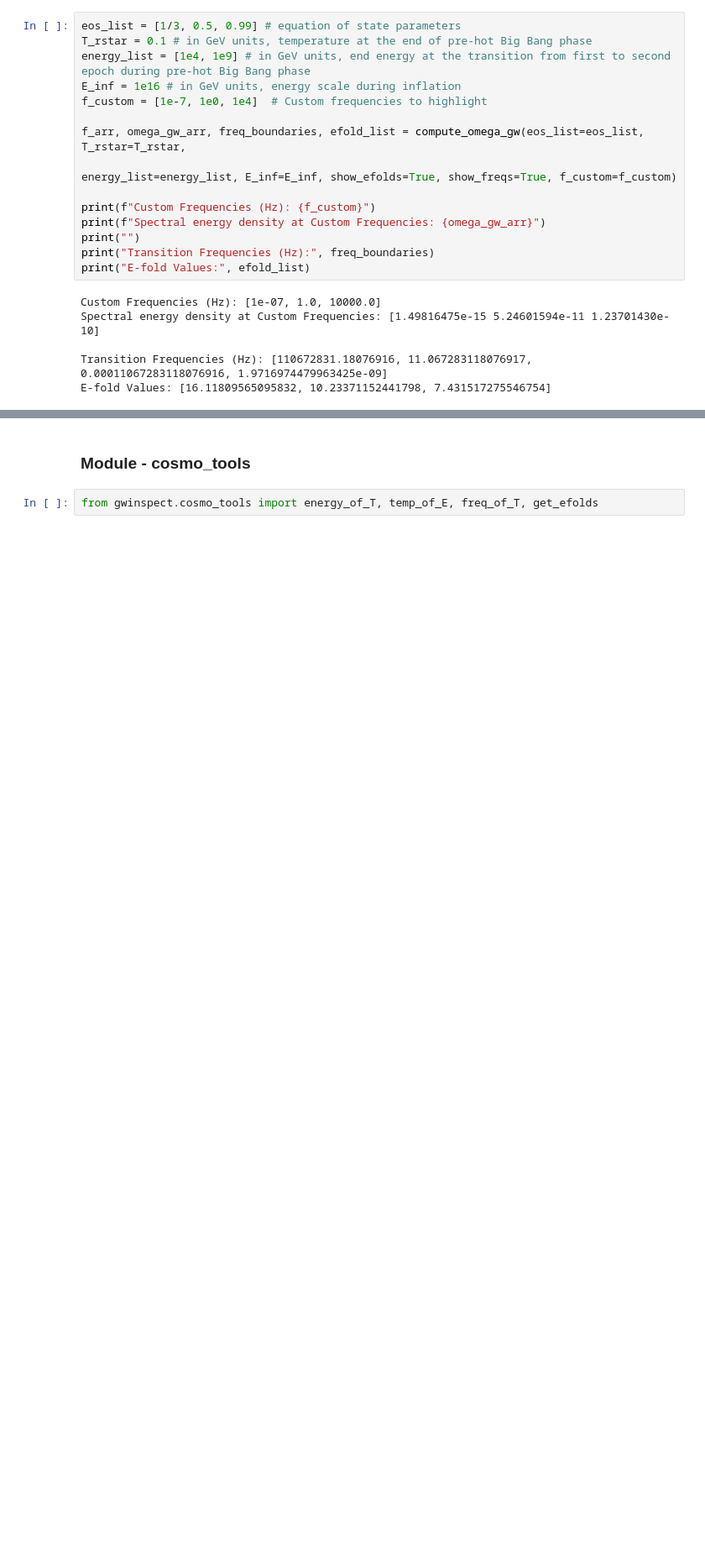
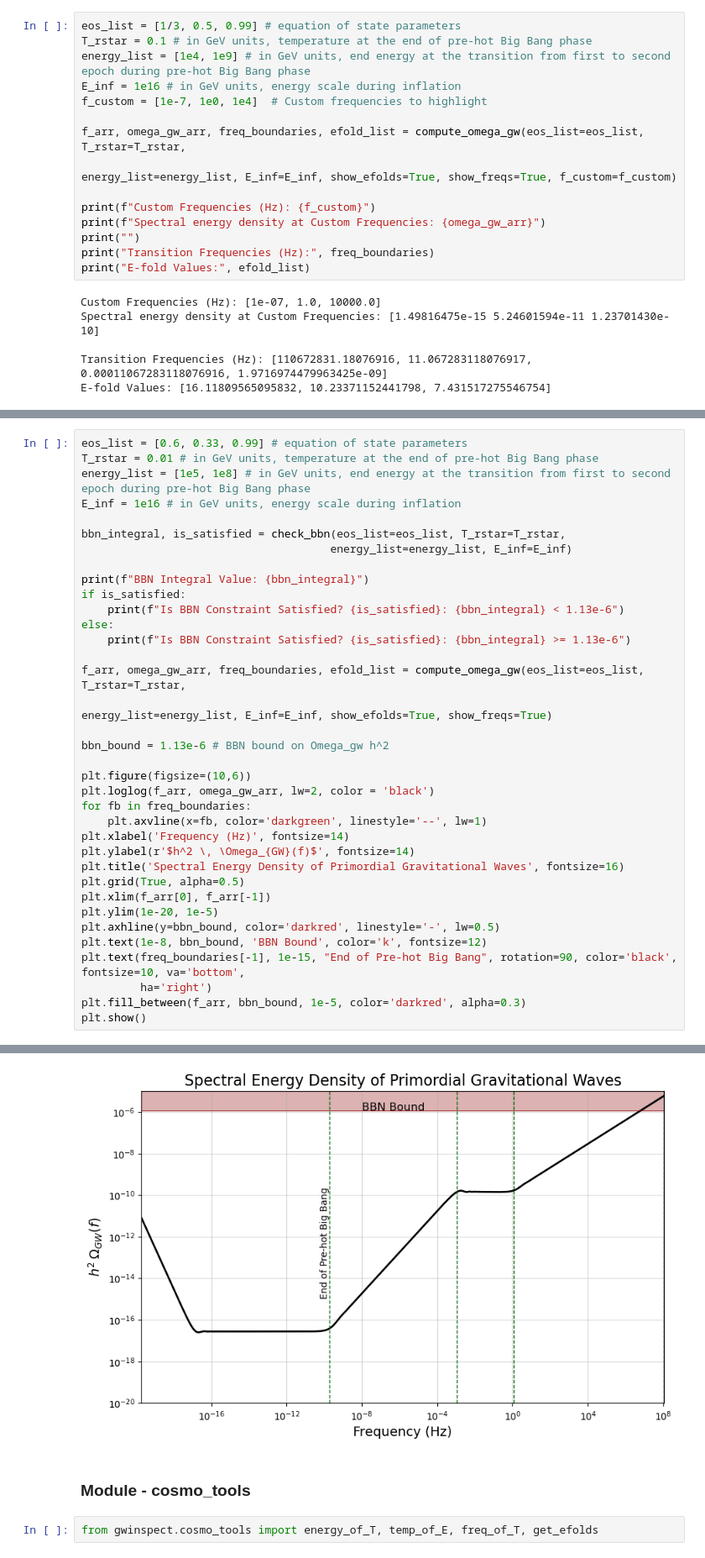
Before and after one commit to athul104/GWInSpect, a Jupyter notebook: examples/demo.ipynb, the cells around one changed output, grey strips where cells are left out. Shown: that part at 84% size. Drawn from its saved outputs; the diff is of its cells as text; blank space fills up the shorter version.

Commit message:
added constraints

```diff
--- a/examples/demo.ipynb
+++ b/examples/demo.ipynb
@@ -172,0 +211,37 @@ E-fold Values: [16.11809565095832, 10.23371152441798, 7.431517275546754]
+# %%
+eos_list = [0.6, 0.33, 0.99] # equation of state parameters
+T_rstar = 0.01 # in GeV units, temperature at the end of pre-hot Big Bang phase
+energy_list = [1e5, 1e8] # in GeV units, end energy at the transition from first to second epoch during pre-hot Big Bang phase
+E_inf = 1e16 # in GeV units, energy scale during inflation
+
+bbn_integral, is_satisfied = check_bbn(eos_list=eos_list, T_rstar=T_rstar,
+                                      energy_list=energy_list, E_inf=E_inf)
+
+print(f"BBN Integral Value: {bbn_integral}")
+if is_satisfied:
+    print(f"Is BBN Constraint Satisfied? {is_satisfied}: {bbn_integral} < 1.13e-6")
+else:
+    print(f"Is BBN Constraint Satisfied? {is_satisfied}: {bbn_integral} >= 1.13e-6")
+
+f_arr, omega_gw_arr, freq_boundaries, efold_list = compute_omega_gw(eos_list=eos_list, T_rstar=T_rstar,
+                                                                       energy_list=energy_list, E_inf=E_inf, show_efolds=True, show_freqs=True)
+
+bbn_bound = 1.13e-6 # BBN bound on Omega_gw h^2
+
+plt.figure(figsize=(10,6))
+plt.loglog(f_arr, omega_gw_arr, lw=2, color = 'black')
+for fb in freq_boundaries:
+    plt.axvline(x=fb, color='darkgreen', linestyle='--', lw=1)
+plt.xlabel('Frequency (Hz)', fontsize=14)
+plt.ylabel(r'$h^2 \, \Omega_{GW}(f)$', fontsize=14)
+plt.title('Spectral Energy Density of Primordial Gravitational Waves', fontsize=16)
+plt.grid(True, alpha=0.5)
+plt.xlim(f_arr[0], f_arr[-1])
+plt.ylim(1e-20, 1e-5)
+plt.axhline(y=bbn_bound, color='darkred', linestyle='-', lw=0.5)
+plt.text(1e-8, bbn_bound, 'BBN Bound', color='k', fontsize=12)
+plt.text(freq_boundaries[-1], 1e-15, "End of Pre-hot Big Bang", rotation=90, color='black', fontsize=10, va='bottom',
+         ha='right')
+plt.fill_between(f_arr, bbn_bound, 1e-5, color='darkred', alpha=0.3)
+plt.show()
+# %% [output]
@@ -173,3 +250,4 @@ E-fold Values: [16.11809565095832, 10.23371152441798, 7.431517275546754]
+[figure, added]
 # %% [markdown]
 ### Module - cosmo_tools
 # %%
```
Also changed, not shown: parts of 9 cells of this notebook, 1 other file.
